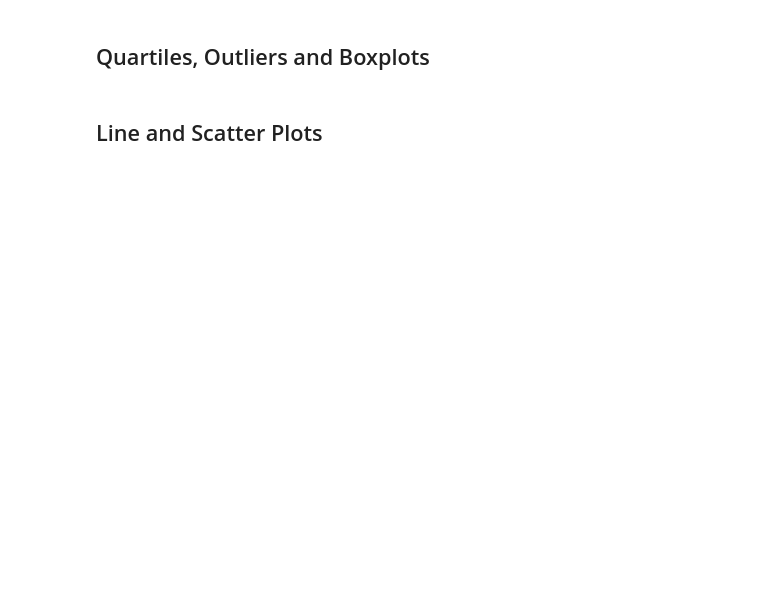
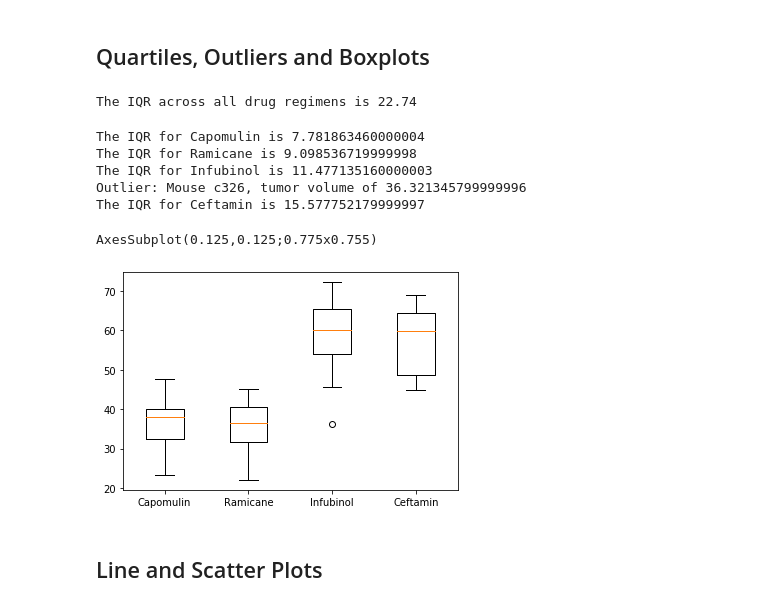
Before and after one commit to drewpgilmore/matplotlib, a Jupyter notebook: pymaceuticals_starter.ipynb, the cells around one changed output. Saved outputs shown, nothing was run; the diff lists cells and outputs as text; code cells hidden in the pictures; blank space fills up the shorter version.

```diff
--- a/pymaceuticals_starter.ipynb
+++ b/pymaceuticals_starter.ipynb
@@ -121,16 +170,49 @@ for i in range(len(merge_mouse)):
 
 list_all = [capomulin, ramicane, infubinol, ceftamin]
 # %%
-# Calculate the IQR and quantitatively determine if there are any potential outliers.
-quartiles = pd.Series(tumor_vol_data).quantile([0.25, 0.5, 0.75])
+quartiles = merge_mouse['Tumor Volume (mm3)'].quantile([0.25, 0.5, 0.75])
 lowerq = quartiles[0.25]
 upperq = quartiles[0.75]
 iqr = upperq - lowerq
-print(iqr)
+print(f'The IQR across all drug regimens is {round(iqr,2)}')
+# %% [output]
+The IQR across all drug regimens is 22.74
+# %%
+# Calculate the IQR and quantitatively determine if there are any potential outliers.
+outliers = ({
+    'Mouse ID': "",
+    'Drug Regimen': "",
+    'Tumor Volume (mm3)': "",
+})
+
+for treatment in treatment_options:
+    drug_df = merge_mouse[merge_mouse['Drug Regimen'] == treatment]
+    quartiles = drug_df['Tumor Volume (mm3)'].quantile([0.25, 0.5, 0.75])
+    lowerq = quartiles[0.25]
+    upperq = quartiles[0.75]
+    iqr = upperq - lowerq
+    lower_bound = lowerq - (1.5*iqr)
+    upper_bound = upperq + (1.5*iqr)
+    print(f'The IQR for {treatment} is {iqr}')
+    for x in range(len(drug_df)):
+        if drug_df['Tumor Volume (mm3)'].iloc[x] < lower_bound or drug_df['Tumor Volume (mm3)'].iloc[x] > upper_bound:
+            print(f"Outlier: Mouse {drug_df['Mouse ID'].iloc[x]}, tumor volume of {drug_df['Tumor Volume (mm3)'].iloc[x]}")
+# %% [output]
+The IQR for Capomulin is 7.781863460000004
+The IQR for Ramicane is 9.098536719999998
+The IQR for Infubinol is 11.477135160000003
+Outlier: Mouse c326, tumor volume of 36.321345799999996
+The IQR for Ceftamin is 15.577752179999997
 # %%
 # Generate a box plot of the final tumor volume of each mouse across four regimens of interest
+labels = ['Capomulin', 'Ramicane', 'Infubinol', 'Ceftamin']
 fig1, ax1 = plt.subplots()
 ax1.boxplot([list_all[0], list_all[1], list_all[2], list_all[3]])
+ax1.set_xticklabels(labels)
+print(ax1)
+# %% [output]
+AxesSubplot(0.125,0.125;0.775x0.755)
+[figure, added]
 # %% [markdown]
 ## Line and Scatter Plots
 # %%
```
Also changed, not shown: parts of 13 cells of this notebook.
